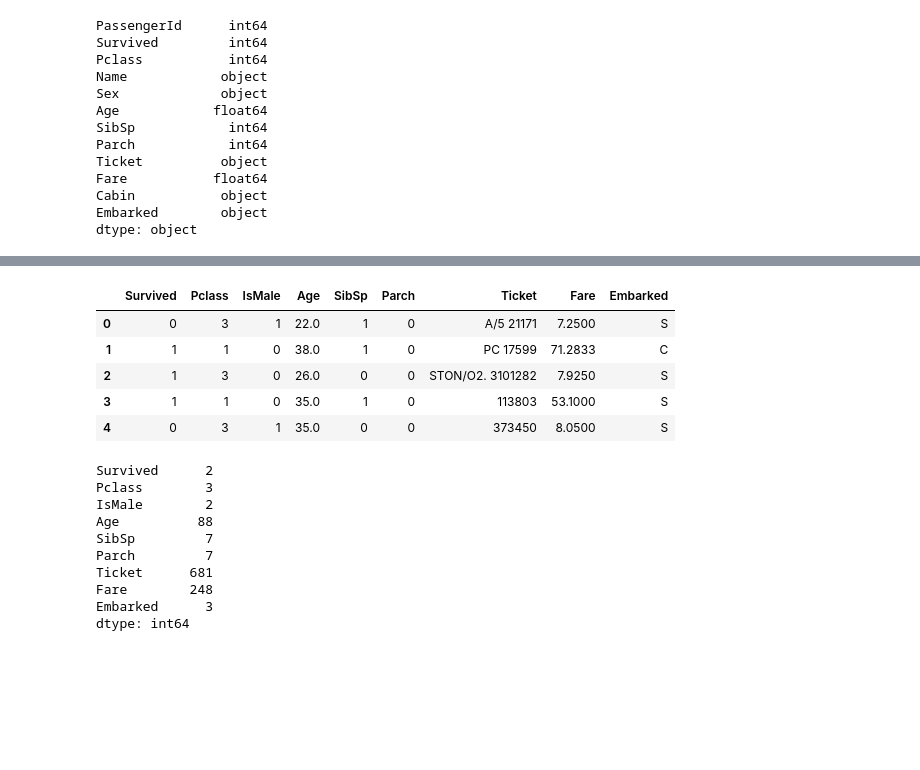
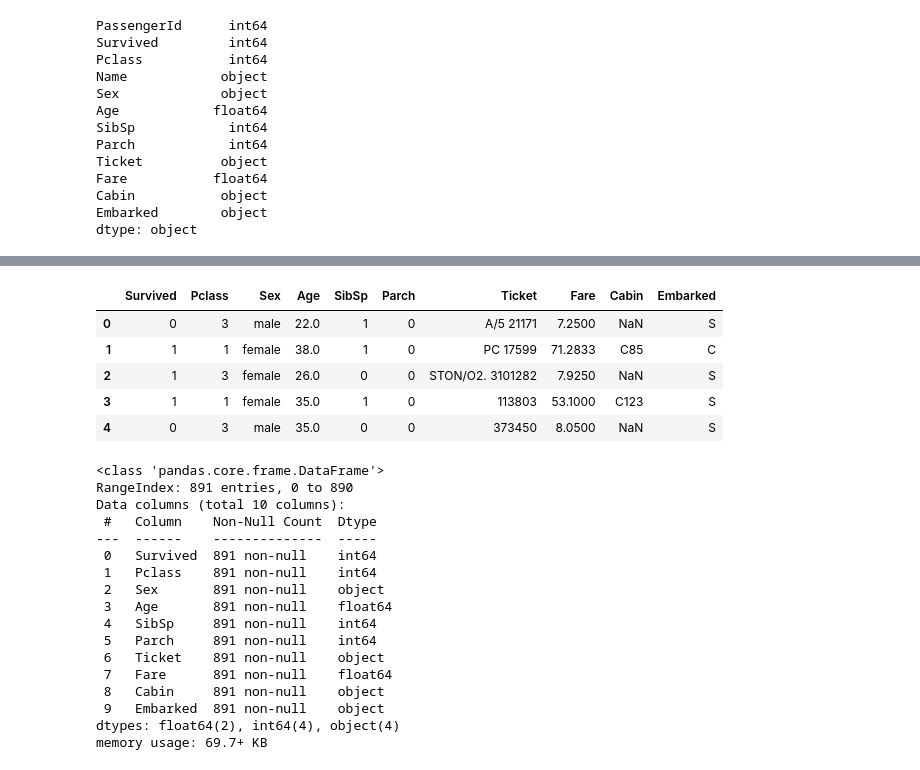
Before and after one commit to Alveaenerle/titanic-survival-prediction, a Jupyter notebook: main.ipynb, the cells around one changed output, grey strips where cells are left out. Cells and saved outputs as stored; diff of their text form; code cells hidden in the pictures; blank space fills up the shorter version.

```diff
--- a/main.ipynb
+++ b/main.ipynb
@@ -7,6 +10,7 @@ import matplotlib.pyplot as plt
 # EDA Part
 # %%
 df_train = pd.read_csv("train.csv")
+df_test = pd.read_csv("test.csv")
 df_train.head()
 # %% [output]
 |  | PassengerId | Survived | Pclass | Name | Sex | Age | SibSp | Parch | Ticket | Fare | ... |
@@ -47,6 +51,3 @@ Fare           float64
 Cabin           object
 Embarked        object
 dtype: object
-# %%
-df_train["Sex"] = df_train["Sex"].apply(lambda x: 1 if x=="male" else 0)
-df_train = df_train.rename(columns={"Sex": "IsMale"})
@@ -53,10 +83,26 @@ df_train = df_train.rename(columns={"Sex": "IsMale"})
+# %%
+df_train["Embarked"] = df_train["Embarked"].fillna(df_train["Embarked"].mode()[0])
+df_test["Embarked"] = df_test["Embarked"].fillna(df_test["Embarked"].mode()[0])
+# %%
+age_nan_mask = df_train["Age"].isna()
+test_age_nan_mask = df_test["Age"].isna()
+
+missing_size = age_nan_mask.sum()
+test_missing_size = test_age_nan_mask.sum()
+
+random_ages = np.random.normal(loc=28, scale=14, size=missing_size)
+test_random_ages = np.random.normal(loc=27, scale=14, size=test_missing_size)
+
+df_train.loc[age_nan_mask, "Age"] = random_ages
+df_test.loc[test_age_nan_mask, "Age"] = test_random_ages
 # %%
-df_train = df_train.drop(columns=["Name", "PassengerId", "Cabin", "Ticket"])
+df_train = df_train.drop(columns=["Name", "PassengerId"])
+df_test = df_test.drop(columns=["Name"])
 df_train.head()
 # %% [output]
-|  | Survived | Pclass | IsMale | Age | SibSp | Parch | Ticket | Fare | Embarked |
-| 0 | 0 | 3 | 1 | 22.0 | 1 | 0 | A/5 21171 | 7.2500 | S |
-| 1 | 1 | 1 | 0 | 38.0 | 1 | 0 | PC 17599 | 71.2833 | C |
-| 2 | 1 | 3 | 0 | 26.0 | 0 | 0 | STON/O2. 3101282 | 7.9250 | S |
-| 3 | 1 | 1 | 0 | 35.0 | 1 | 0 | 113803 | 53.1000 | S |
-| 4 | 0 | 3 | 1 | 35.0 | 0 | 0 | 373450 | 8.0500 | S |
+|  | Survived | Pclass | Sex | Age | SibSp | Parch | Ticket | Fare | Cabin | Embarked |
+| 0 | 0 | 3 | male | 22.0 | 1 | 0 | A/5 21171 | 7.2500 | NaN | S |
+| 1 | 1 | 1 | female | 38.0 | 1 | 0 | PC 17599 | 71.2833 | C85 | C |
+| 2 | 1 | 3 | female | 26.0 | 0 | 0 | STON/O2. 3101282 | 7.9250 | NaN | S |
+| 3 | 1 | 1 | female | 35.0 | 1 | 0 | 113803 | 53.1000 | C123 | S |
+| 4 | 0 | 3 | male | 35.0 | 0 | 0 | 373450 | 8.0500 | NaN | S |
@@ -63,13 +112,20 @@ df_train.head()
 # %%
-df_train.nunique()
+df_train.info()
 # %% [output]
-Survived      2
-Pclass        3
-IsMale        2
-Age          88
-SibSp         7
-Parch         7
-Ticket      681
-Fare        248
-Embarked      3
-dtype: int64
+<class 'pandas.core.frame.DataFrame'>
+RangeIndex: 891 entries, 0 to 890
+Data columns (total 10 columns):
+ #   Column    Non-Null Count  Dtype
+---  ------    --------------  -----
+ 0   Survived  891 non-null    int64
+ 1   Pclass    891 non-null    int64
+ 2   Sex       891 non-null    object
+ 3   Age       891 non-null    float64
+ 4   SibSp     891 non-null    int64
+ 5   Parch     891 non-null    int64
+ 6   Ticket    891 non-null    object
+ 7   Fare      891 non-null    float64
+ 8   Cabin     891 non-null    object
+ 9   Embarked  891 non-null    object
+dtypes: float64(2), int64(4), object(4)
+memory usage: 69.7+ KB
```
Also changed, not shown: parts of 20 cells of this notebook, 1 other file.
